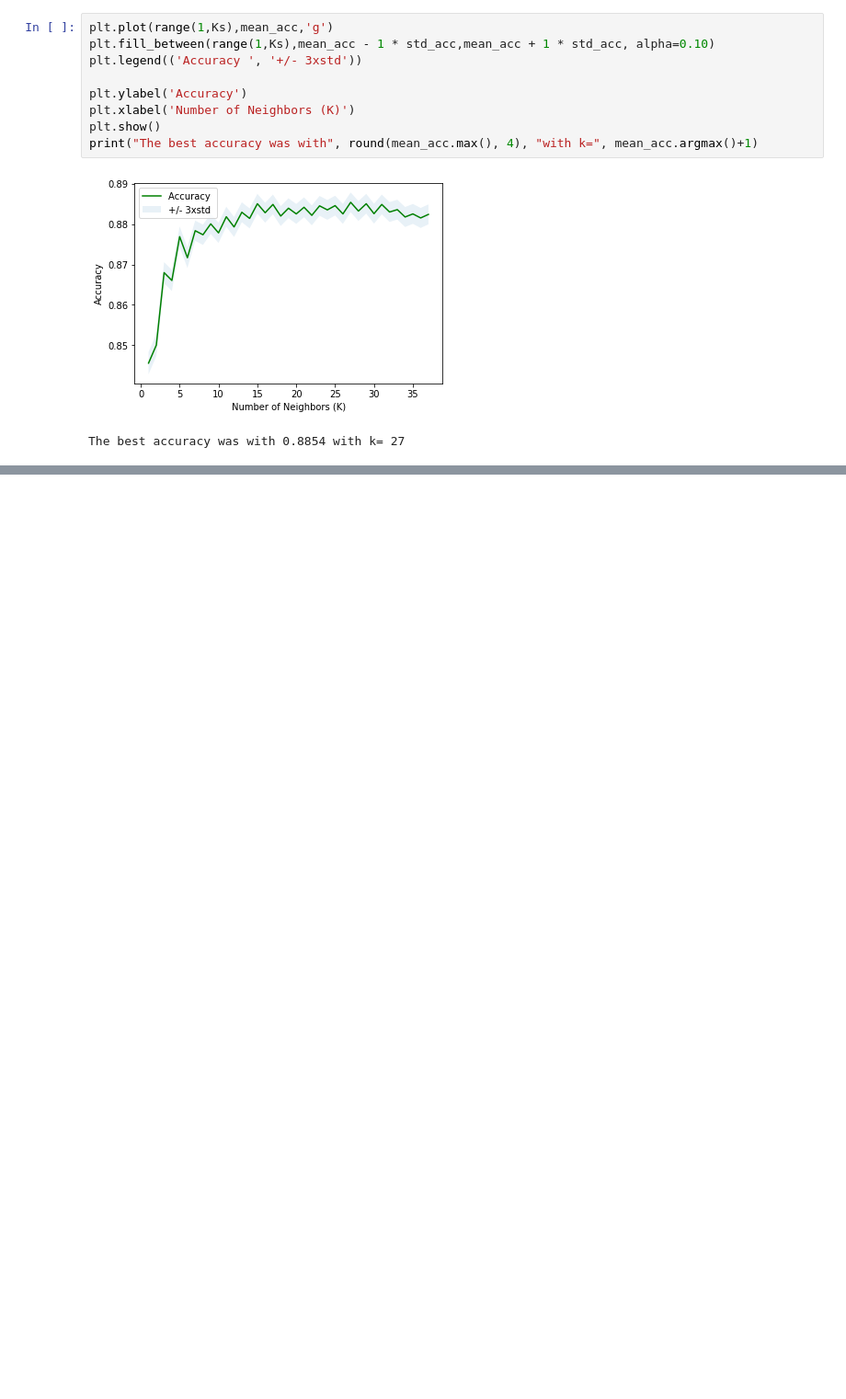
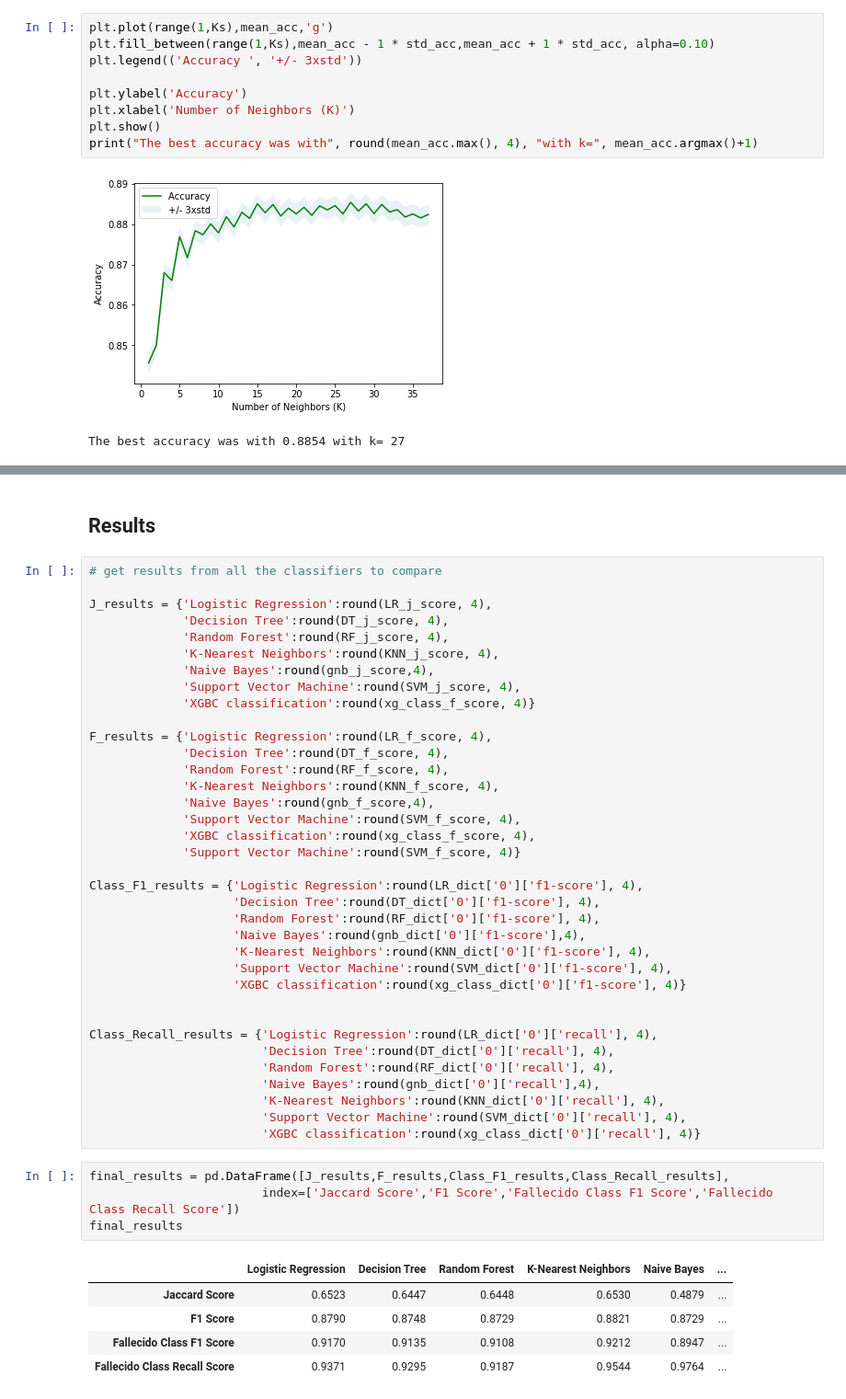
Before and after one commit to maria-luisa-gomez/covid-death-rate-prediction, a Jupyter notebook: notebooks/Modelling_semibalanced_biclass_all.ipynb, the cells around one changed output, grey strips where cells are left out. Shown at 92% size. Drawn from its saved outputs; the diff is of its cells as text; blank space fills up the shorter version.

```diff
--- a/notebooks/Modelling_semibalanced_biclass_all.ipynb
+++ b/notebooks/Modelling_semibalanced_biclass_all.ipynb
@@ -643,0 +681,48 @@ Class_Recall_results = {'Logistic Regression':round(LR_dict['0']['recall'], 4),
+# %% [markdown]
+## Results
+# %%
+# get results from all the classifiers to compare
+
+J_results = {'Logistic Regression':round(LR_j_score, 4),
+             'Decision Tree':round(DT_j_score, 4),
+             'Random Forest':round(RF_j_score, 4),
+             'K-Nearest Neighbors':round(KNN_j_score, 4),
+             'Naive Bayes':round(gnb_j_score,4),
+             'Support Vector Machine':round(SVM_j_score, 4),
+             'XGBC classification':round(xg_class_f_score, 4)}
+
+F_results = {'Logistic Regression':round(LR_f_score, 4),
+             'Decision Tree':round(DT_f_score, 4),
+             'Random Forest':round(RF_f_score, 4),
+             'K-Nearest Neighbors':round(KNN_f_score, 4),
+             'Naive Bayes':round(gnb_f_score,4),
+             'Support Vector Machine':round(SVM_f_score, 4),
+             'XGBC classification':round(xg_class_f_score, 4),
+             'Support Vector Machine':round(SVM_f_score, 4)}
+
+Class_F1_results = {'Logistic Regression':round(LR_dict['0']['f1-score'], 4),
+                    'Decision Tree':round(DT_dict['0']['f1-score'], 4),
+                    'Random Forest':round(RF_dict['0']['f1-score'], 4),
+                    'Naive Bayes':round(gnb_dict['0']['f1-score'],4),
+                    'K-Nearest Neighbors':round(KNN_dict['0']['f1-score'], 4),
+                    'Support Vector Machine':round(SVM_dict['0']['f1-score'], 4),
+                    'XGBC classification':round(xg_class_dict['0']['f1-score'], 4)}
+
+
+Class_Recall_results = {'Logistic Regression':round(LR_dict['0']['recall'], 4),
+                        'Decision Tree':round(DT_dict['0']['recall'], 4),
+                        'Random Forest':round(RF_dict['0']['recall'], 4),
+                        'Naive Bayes':round(gnb_dict['0']['recall'],4),
+                        'K-Nearest Neighbors':round(KNN_dict['0']['recall'], 4),
+                        'Support Vector Machine':round(SVM_dict['0']['recall'], 4),
+                        'XGBC classification':round(xg_class_dict['0']['recall'], 4)}
+# %%
+final_results = pd.DataFrame([J_results,F_results,Class_F1_results,Class_Recall_results],
+                        index=['Jaccard Score','F1 Score','Fallecido Class F1 Score','Fallecido Class Recall Score'])
+final_results
+# %% [output]
+|  | Logistic Regression | Decision Tree | Random Forest | K-Nearest Neighbors | Naive Bayes | ... |
+| Jaccard Score | 0.6523 | 0.6447 | 0.6448 | 0.6530 | 0.4879 | ... |
+| F1 Score | 0.8790 | 0.8748 | 0.8729 | 0.8821 | 0.8729 | ... |
+| Fallecido Class F1 Score | 0.9170 | 0.9135 | 0.9108 | 0.9212 | 0.8947 | ... |
+| Fallecido Class Recall Score | 0.9371 | 0.9295 | 0.9187 | 0.9544 | 0.9764 | ... |
```
Also changed, not shown: parts of 37 cells of this notebook, 1 other file.
